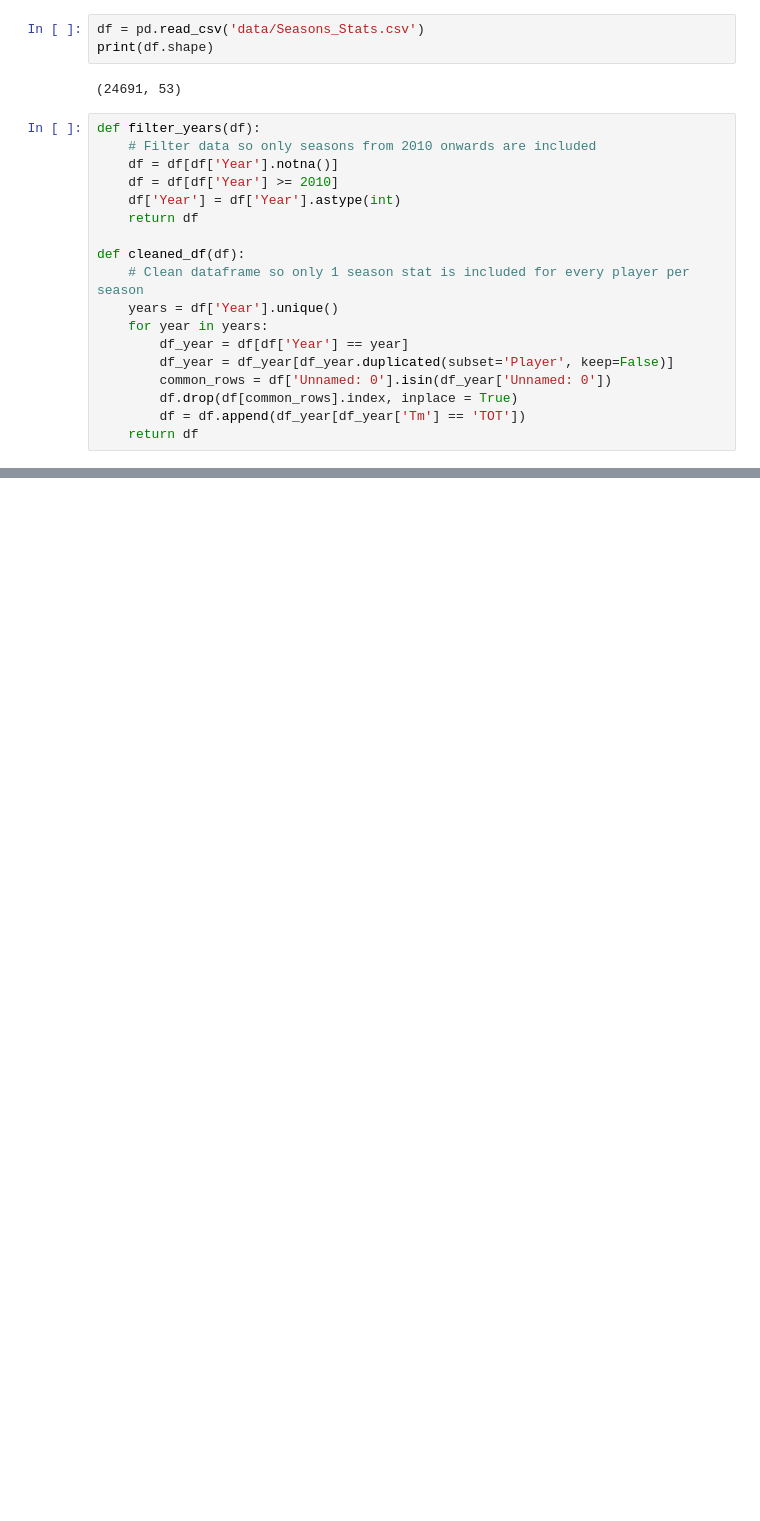
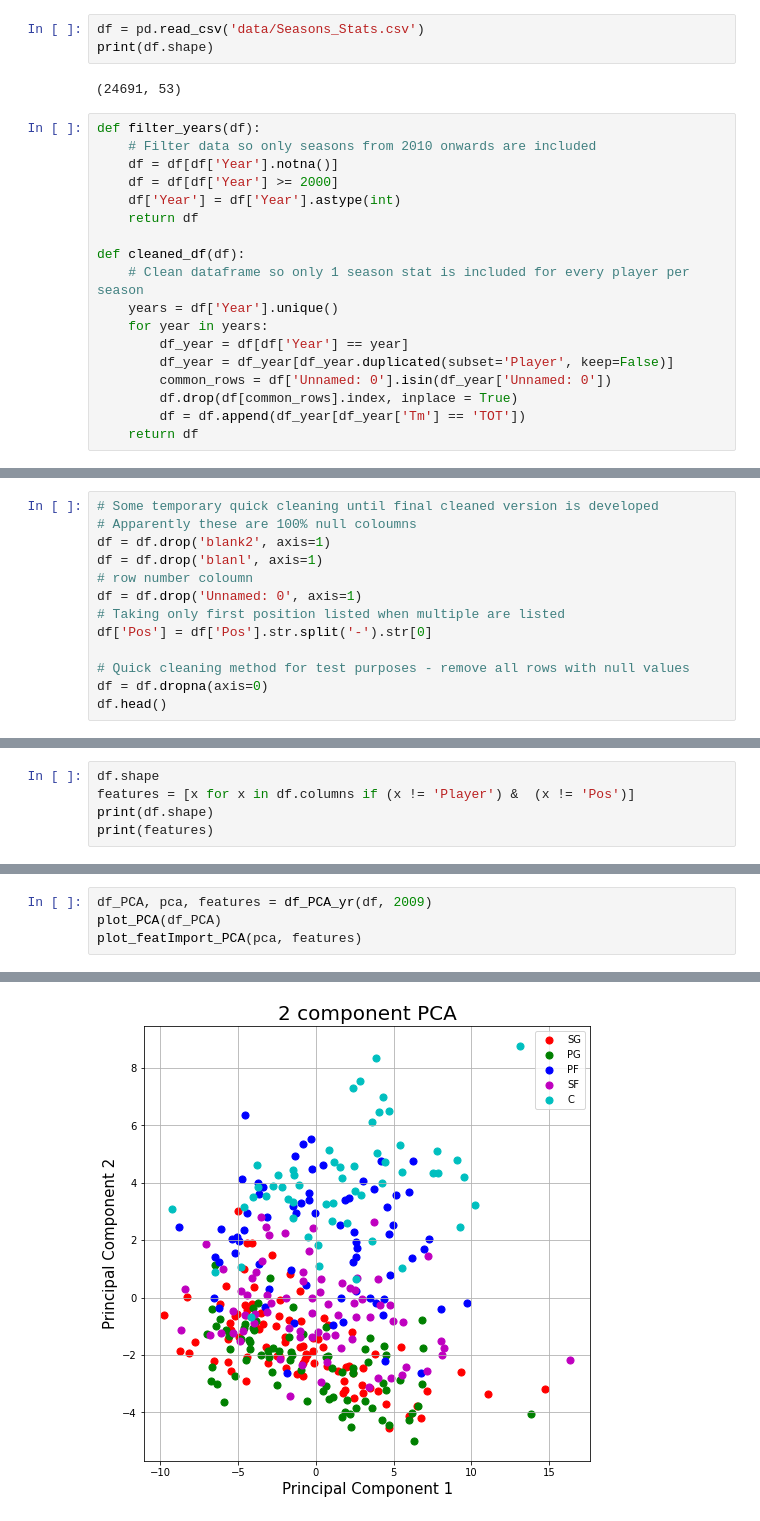
Before and after one commit to a21shah/NBA_Clustering, a Jupyter notebook: nba_ml.ipynb, the cells around one changed output, grey strips where cells are left out. Saved outputs shown, nothing was run; the diff lists cells and outputs as text; blank space fills up the shorter version.

Commit message:
Initial PCA visualization and feature importance plot

```diff
--- a/nba_ml.ipynb
+++ b/nba_ml.ipynb
@@ -9,7 +16,7 @@ print(df.shape)
 def filter_years(df):
     # Filter data so only seasons from 2010 onwards are included
     df = df[df['Year'].notna()]
-    df = df[df['Year'] >= 2010]
+    df = df[df['Year'] >= 2000]
     df['Year'] = df['Year'].astype(int)
     return df
 
@@ -31,0 +39,13 @@ df.shape
+# %%
+# Some temporary quick cleaning until final cleaned version is developed
+# Apparently these are 100% null coloumns
+df = df.drop('blank2', axis=1)
+df = df.drop('blanl', axis=1)
+# row number coloumn
+df = df.drop('Unnamed: 0', axis=1)
+# Taking only first position listed when multiple are listed
+df['Pos'] = df['Pos'].str.split('-').str[0]
+
+# Quick cleaning method for test purposes - remove all rows with null values
+df = df.dropna(axis=0)
+df.head()
@@ -31,0 +88,5 @@ df.shape
+# %%
+df.shape
+features = [x for x in df.columns if (x != 'Player') &  (x != 'Pos')]
+print(df.shape)
+print(features)
@@ -31,0 +155,5 @@ df.shape
+# %%
+df_PCA, pca, features = df_PCA_yr(df, 2009)
+plot_PCA(df_PCA)
+plot_featImport_PCA(pca, features)
+# %% [output]
@@ -31,0 +161 @@ df.shape
+[figure, added]
```
Also changed, not shown: parts of 10 cells of this notebook.
